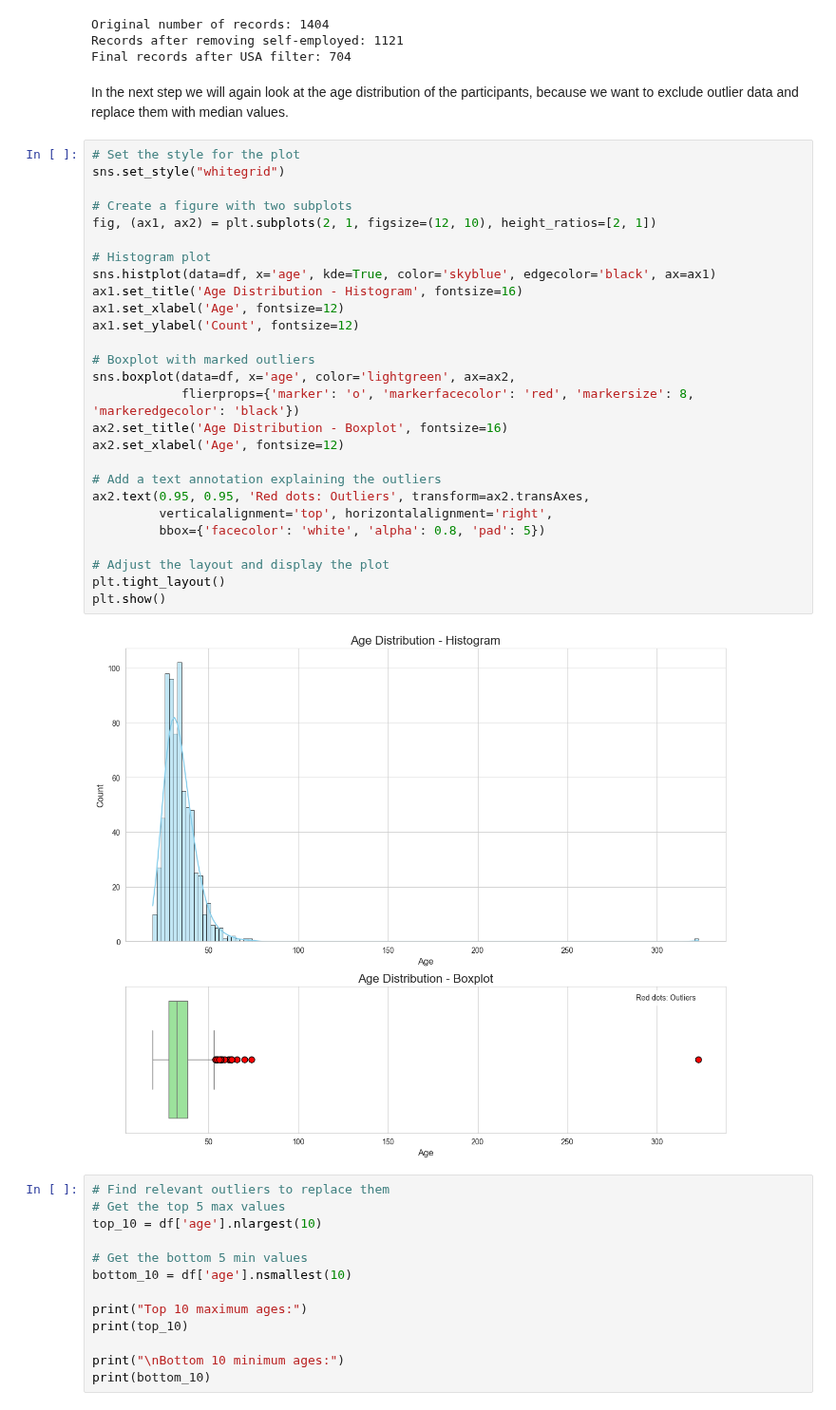
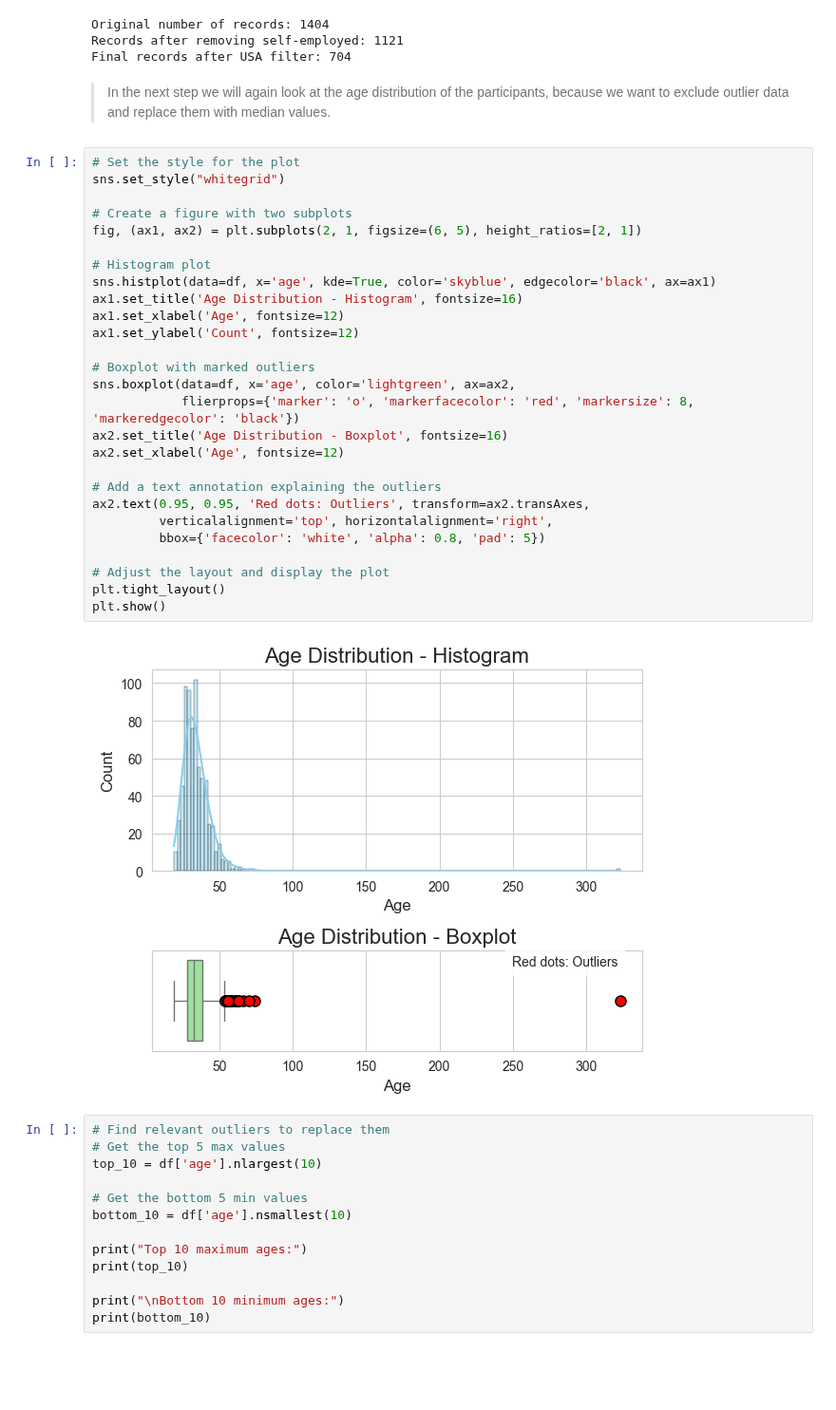
Before and after one commit to KonradKlein91/ml_unservised_learning, a Jupyter notebook: main.ipynb, the cells around one changed output. Shown at 95% size. Cells and saved outputs as stored; diff of their text form; blank space fills up the shorter version.

```diff
--- a/main.ipynb
+++ b/main.ipynb
@@ -829,36 +829,36 @@ Original number of records: 1404
 Records after removing self-employed: 1121
 Final records after USA filter: 704
 # %% [markdown]
-In the next step we will again look at the age distribution of the participants, because we want to exclude outlier data and replace them with median values.
+> In the next step we will again look at the age distribution of the participants, because we want to exclude outlier data and replace them with median values.
 # %%
 # Set the style for the plot
 sns.set_style("whitegrid")
 
 # Create a figure with two subplots
-fig, (ax1, ax2) = plt.subplots(2, 1, figsize=(12, 10), height_ratios=[2, 1])
+fig, (ax1, ax2) = plt.subplots(2, 1, figsize=(6, 5), height_ratios=[2, 1])
 
 # Histogram plot
 sns.histplot(data=df, x='age', kde=True, color='skyblue', edgecolor='black', ax=ax1)
 ax1.set_title('Age Distribution - Histogram', fontsize=16)
 ax1.set_xlabel('Age', fontsize=12)
 ax1.set_ylabel('Count', fontsize=12)
 
 # Boxplot with marked outliers
 sns.boxplot(data=df, x='age', color='lightgreen', ax=ax2,
             flierprops={'marker': 'o', 'markerfacecolor': 'red', 'markersize': 8, 'markeredgecolor': 'black'})
 ax2.set_title('Age Distribution - Boxplot', fontsize=16)
 ax2.set_xlabel('Age', fontsize=12)
 
 # Add a text annotation explaining the outliers
 ax2.text(0.95, 0.95, 'Red dots: Outliers', transform=ax2.transAxes,
          verticalalignment='top', horizontalalignment='right',
          bbox={'facecolor': 'white', 'alpha': 0.8, 'pad': 5})
 
 # Adjust the layout and display the plot
 plt.tight_layout()
 plt.show()
 # %% [output]
-[figure, old version]
+[figure, new version]
 # %%
 # Find relevant outliers to replace them
 # Get the top 5 max values
```
Also changed, not shown: parts of 41 cells of this notebook.
